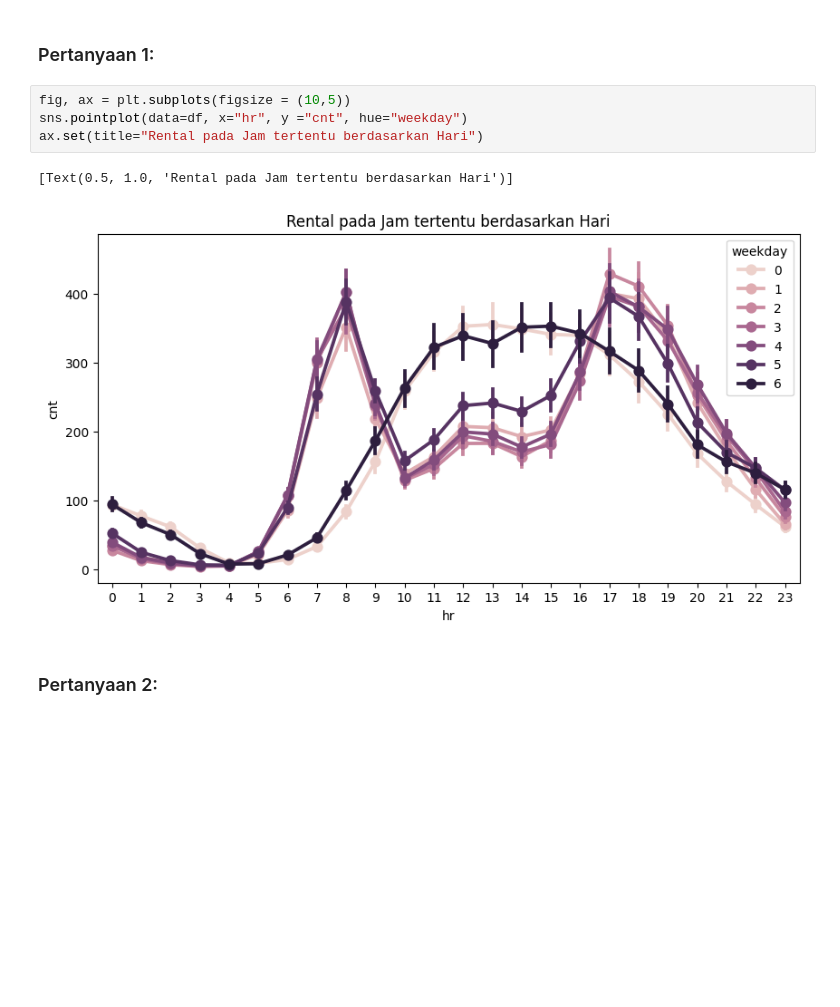
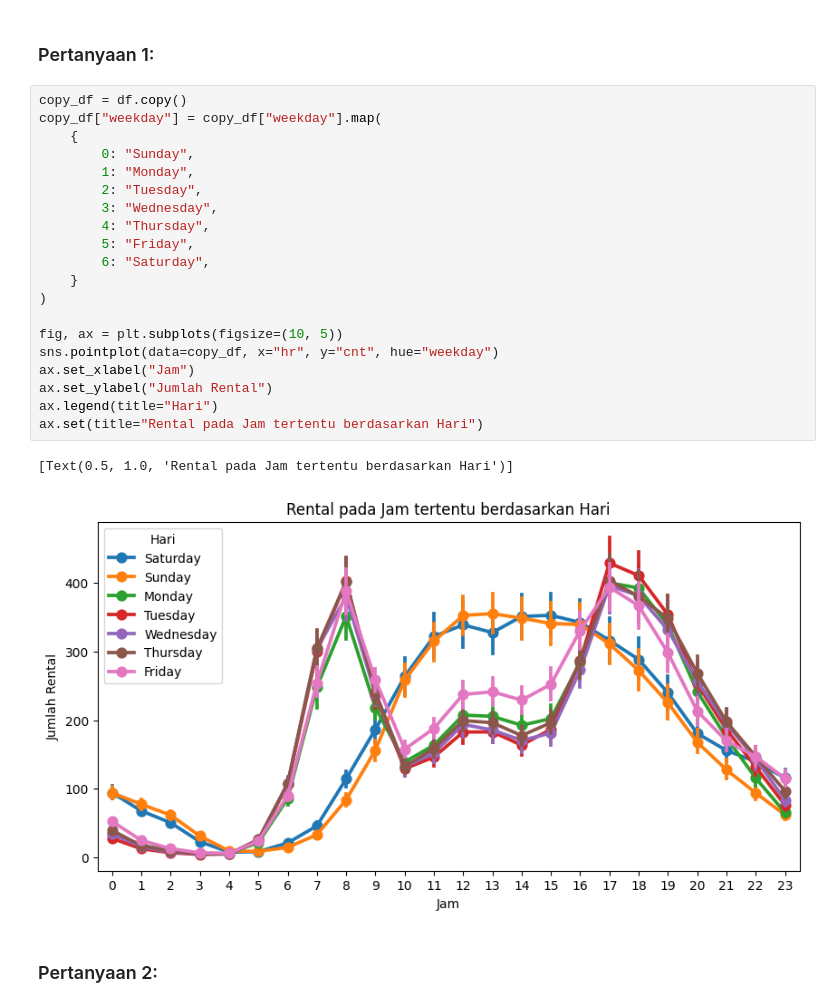
Before and after one commit to ldriko/dicoding-belajar-analisis, a Jupyter notebook: notebook.ipynb, the cells around one changed output. Cells and saved outputs as stored; diff of their text form; blank space fills up the shorter version.

Commit message:
fix: chart labeling and coloring

```diff
--- a/notebook.ipynb
+++ b/notebook.ipynb
@@ -181,12 +179,28 @@ df.groupby(by="holiday").agg({
 # %% [markdown]
 ### Pertanyaan 1:
 # %%
-fig, ax = plt.subplots(figsize = (10,5))
-sns.pointplot(data=df, x="hr", y ="cnt", hue="weekday")
+copy_df = df.copy()
+copy_df["weekday"] = copy_df["weekday"].map(
+    {
+        0: "Sunday",
+        1: "Monday",
+        2: "Tuesday",
+        3: "Wednesday",
+        4: "Thursday",
+        5: "Friday",
+        6: "Saturday",
+    }
+)
+
+fig, ax = plt.subplots(figsize=(10, 5))
+sns.pointplot(data=copy_df, x="hr", y="cnt", hue="weekday")
+ax.set_xlabel("Jam")
+ax.set_ylabel("Jumlah Rental")
+ax.legend(title="Hari")
 ax.set(title="Rental pada Jam tertentu berdasarkan Hari")
 # %% [output]
 [Text(0.5, 1.0, 'Rental pada Jam tertentu berdasarkan Hari')]
-[figure, old version]
+[figure, new version]
 # %% [markdown]
 ### Pertanyaan 2:
 # %%
```
Also changed, not shown: parts of 1 cell of this notebook.
